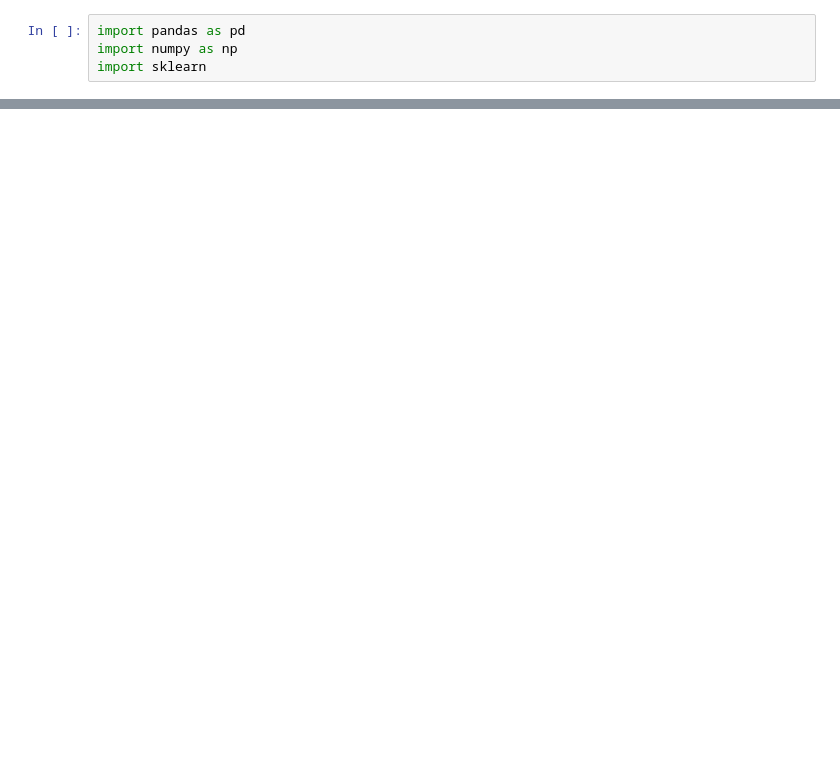
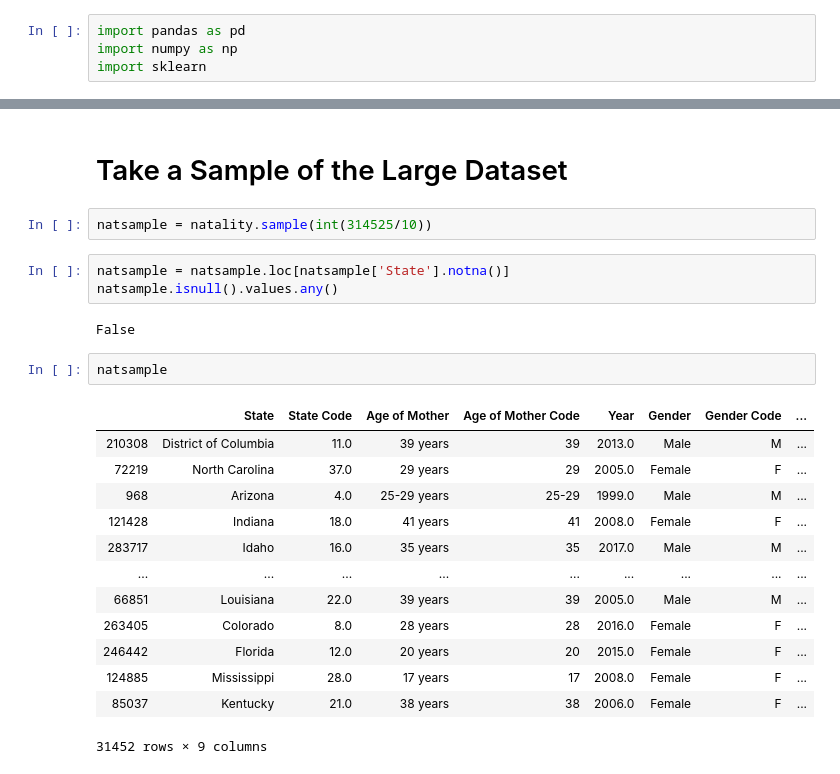
Before and after one commit to edwin-back/Capstone_CDC_Infant_Mortality, a Jupyter notebook: Edwin/EDA_Capstone.ipynb, the cells around one changed output, grey strips where cells are left out. Cells and saved outputs as stored; diff of their text form; blank space fills up the shorter version.

```diff
--- a/Edwin/EDA_Capstone.ipynb
+++ b/Edwin/EDA_Capstone.ipynb
@@ -167,0 +212,25 @@ nat2018Parser()
+# %% [markdown]
+# Take a Sample of the Large Dataset
+# %%
+natsample = natality.sample(int(314525/10))
+# %%
+natsample = natsample.loc[natsample['State'].notna()]
+natsample.isnull().values.any()
+# %% [output]
+False
+# %%
+natsample
+# %% [output]
+|  | State | State Code | Age of Mother | Age of Mother Code | Year | Gender | Gender Code | ... |
+| 210308 | District of Columbia | 11.0 | 39 years | 39 | 2013.0 | Male | M | ... |
+| 72219 | North Carolina | 37.0 | 29 years | 29 | 2005.0 | Female | F | ... |
+| 968 | Arizona | 4.0 | 25-29 years | 25-29 | 1999.0 | Male | M | ... |
+| 121428 | Indiana | 18.0 | 41 years | 41 | 2008.0 | Female | F | ... |
+| 283717 | Idaho | 16.0 | 35 years | 35 | 2017.0 | Male | M | ... |
+| ... | ... | ... | ... | ... | ... | ... | ... | ... |
+| 66851 | Louisiana | 22.0 | 39 years | 39 | 2005.0 | Male | M | ... |
+| 263405 | Colorado | 8.0 | 28 years | 28 | 2016.0 | Female | F | ... |
+| 246442 | Florida | 12.0 | 20 years | 20 | 2015.0 | Female | F | ... |
+| 124885 | Mississippi | 28.0 | 17 years | 17 | 2008.0 | Female | F | ... |
+| 85037 | Kentucky | 21.0 | 38 years | 38 | 2006.0 | Female | F | ... |
+31452 rows × 9 columns
```
Also changed, not shown: parts of 19 cells of this notebook, 1 other file.
